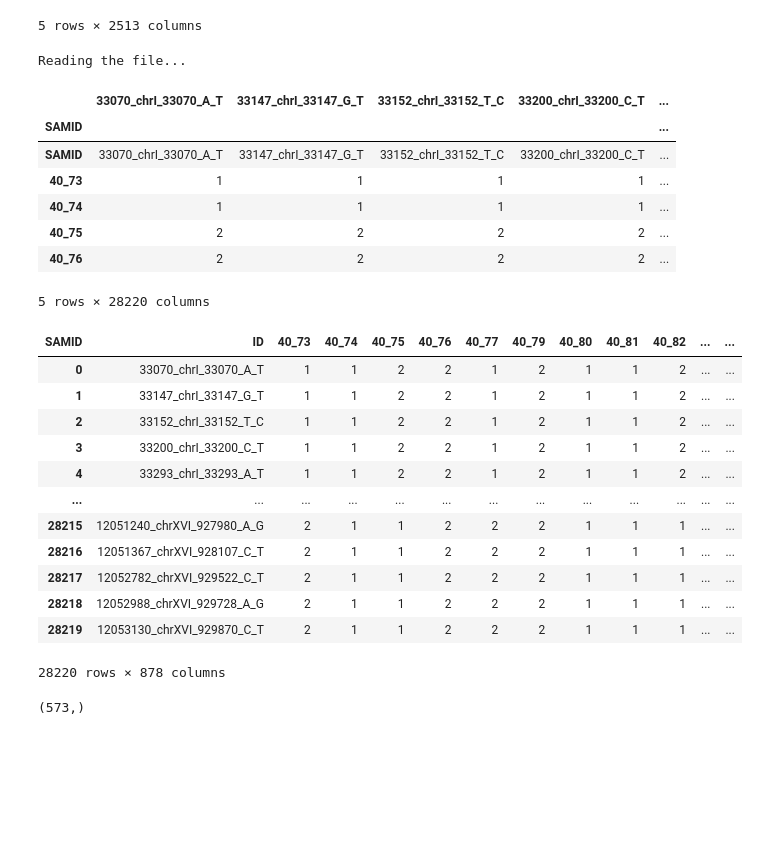
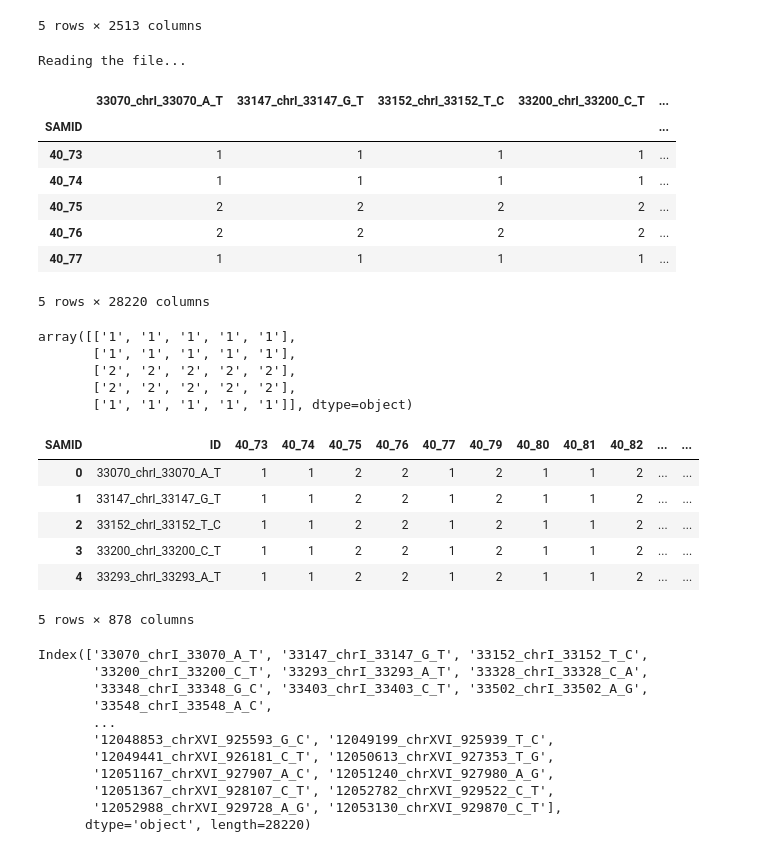
Before and after one commit to shilab/STI, a Jupyter notebook: STI V1.1.ipynb, the cells around one changed output. Drawn from its saved outputs; the diff is of its cells as text; code cells hidden in the pictures; blank space fills up the shorter version.

```diff
--- a/STI V1.1.ipynb
+++ b/STI V1.1.ipynb
@@ -403,41 +409,55 @@ Reading the file...
 | 4 | 22 | 16940402 | BI_GS_DEL1_B2_P2862_55 | A | <CN0> | 100 | PASS | AC=2;AF=0.00039936;AFR_AF=0;AMR_A... | GT | 0|0 | ... | ... |
 5 rows × 2513 columns
 # %%
-df_csv = DataReader().read_star_sv_files("./data/yeast_genotype_test.txt", is_reference=False, separator="\t", first_column_is_index=True, comments="##")
+df_csv = DataReader().read_csv("./data/yeast_genotype_test.txt", is_reference=False, separator="\t", is_vcf=False, first_column_is_index=True, comments="##")
 df_csv.head()
 # %% [output]
 Reading the file...
 |  | 33070_chrI_33070_A_T | 33147_chrI_33147_G_T | 33152_chrI_33152_T_C | 33200_chrI_33200_C_T | ... |
 | SAMID |  |  |  |  | ... |
-| SAMID | 33070_chrI_33070_A_T | 33147_chrI_33147_G_T | 33152_chrI_33152_T_C | 33200_chrI_33200_C_T | ... |
 | 40_73 | 1 | 1 | 1 | 1 | ... |
 | 40_74 | 1 | 1 | 1 | 1 | ... |
 | 40_75 | 2 | 2 | 2 | 2 | ... |
 | 40_76 | 2 | 2 | 2 | 2 | ... |
+| 40_77 | 1 | 1 | 1 | 1 | ... |
 5 rows × 28220 columns
+# %%
+df_csv = pd.read_csv("./data/yeast_genotype_test.txt", dtype="category", sep="\t", index_col=0)
+# %%
+df_csv.values[:5, :5]
+# %% [output]
+array([['1', '1', '1', '1', '1'],
+       ['1', '1', '1', '1', '1'],
+       ['2', '2', '2', '2', '2'],
+       ['2', '2', '2', '2', '2'],
+       ['1', '1', '1', '1', '1']], dtype=object)
 # %%
-df_csv = df_csv.transpose()
-df_csv.reset_index(drop=True, inplace=True)
-df_csv.rename(columns={df_csv.columns[0]: "ID"}, inplace=True)
-df_csv
+dff = df_csv.transpose()
+dff.reset_index(drop=False, inplace=True)
+dff.rename(columns={dff.columns[0]: "ID"}, inplace=True)
+dff.head()
 # %% [output]
 | SAMID | ID | 40_73 | 40_74 | 40_75 | 40_76 | 40_77 | 40_79 | 40_80 | 40_81 | 40_82 | ... | ... |
 | 0 | 33070_chrI_33070_A_T | 1 | 1 | 2 | 2 | 1 | 2 | 1 | 1 | 2 | ... | ... |
 | 1 | 33147_chrI_33147_G_T | 1 | 1 | 2 | 2 | 1 | 2 | 1 | 1 | 2 | ... | ... |
 | 2 | 33152_chrI_33152_T_C | 1 | 1 | 2 | 2 | 1 | 2 | 1 | 1 | 2 | ... | ... |
 | 3 | 33200_chrI_33200_C_T | 1 | 1 | 2 | 2 | 1 | 2 | 1 | 1 | 2 | ... | ... |
 | 4 | 33293_chrI_33293_A_T | 1 | 1 | 2 | 2 | 1 | 2 | 1 | 1 | 2 | ... | ... |
-| ... | ... | ... | ... | ... | ... | ... | ... | ... | ... | ... | ... | ... |
-| 28215 | 12051240_chrXVI_927980_A_G | 2 | 1 | 1 | 2 | 2 | 2 | 1 | 1 | 1 | ... | ... |
-| 28216 | 12051367_chrXVI_928107_C_T | 2 | 1 | 1 | 2 | 2 | 2 | 1 | 1 | 1 | ... | ... |
-| 28217 | 12052782_chrXVI_929522_C_T | 2 | 1 | 1 | 2 | 2 | 2 | 1 | 1 | 1 | ... | ... |
-| 28218 | 12052988_chrXVI_929728_A_G | 2 | 1 | 1 | 2 | 2 | 2 | 1 | 1 | 1 | ... | ... |
-| 28219 | 12053130_chrXVI_929870_C_T | 2 | 1 | 1 | 2 | 2 | 2 | 1 | 1 | 1 | ... | ... |
-28220 rows × 878 columns
+5 rows × 878 columns
-# %%
-df_vcf["ID"].values.shape
-# %% [output]
-(573,)
+# %%
+dff.index
+# %% [output]
+Index(['33070_chrI_33070_A_T', '33147_chrI_33147_G_T', '33152_chrI_33152_T_C',
+       '33200_chrI_33200_C_T', '33293_chrI_33293_A_T', '33328_chrI_33328_C_A',
+       '33348_chrI_33348_G_C', '33403_chrI_33403_C_T', '33502_chrI_33502_A_G',
+       '33548_chrI_33548_A_C',
+       ...
+       '12048853_chrXVI_925593_G_C', '12049199_chrXVI_925939_T_C',
+       '12049441_chrXVI_926181_C_T', '12050613_chrXVI_927353_T_G',
+       '12051167_chrXVI_927907_A_C', '12051240_chrXVI_927980_A_G',
+       '12051367_chrXVI_928107_C_T', '12052782_chrXVI_929522_C_T',
+       '12052988_chrXVI_929728_A_G', '12053130_chrXVI_929870_C_T'],
+      dtype='object', length=28220)
 # %%
 df_csv.merge(right=df_vcf["ID"], on='ID', how='right')
 # %% [output]
```
Also changed, not shown: parts of 4 cells of this notebook, 1 other file.
